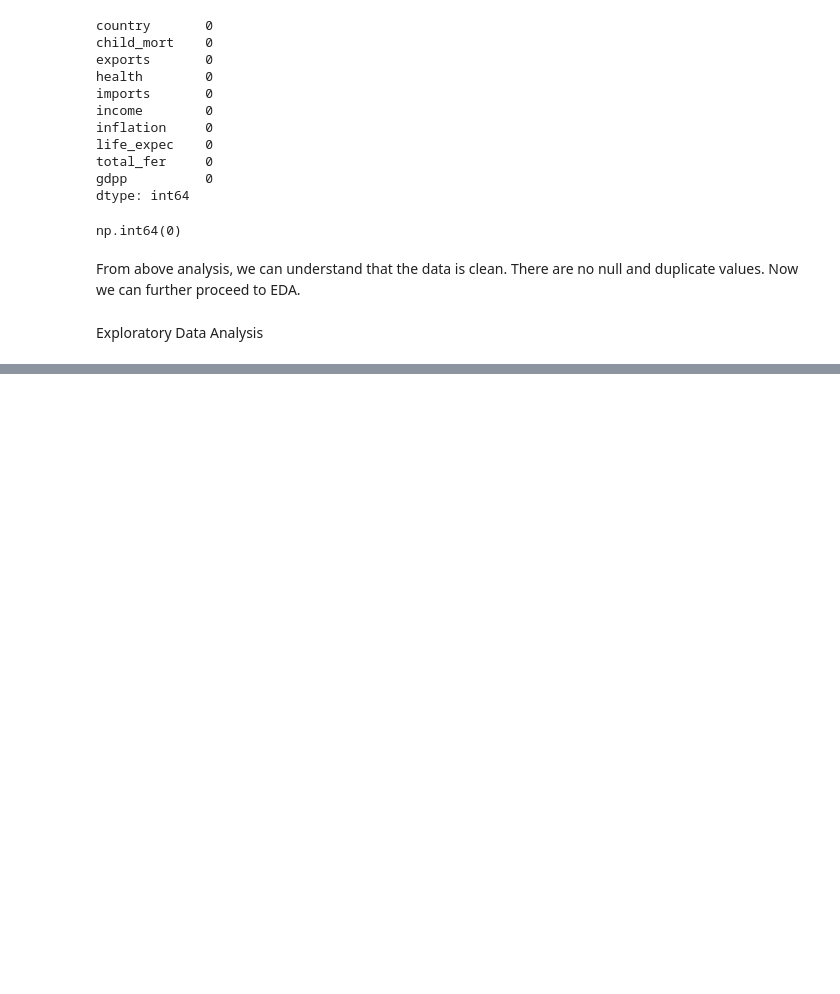
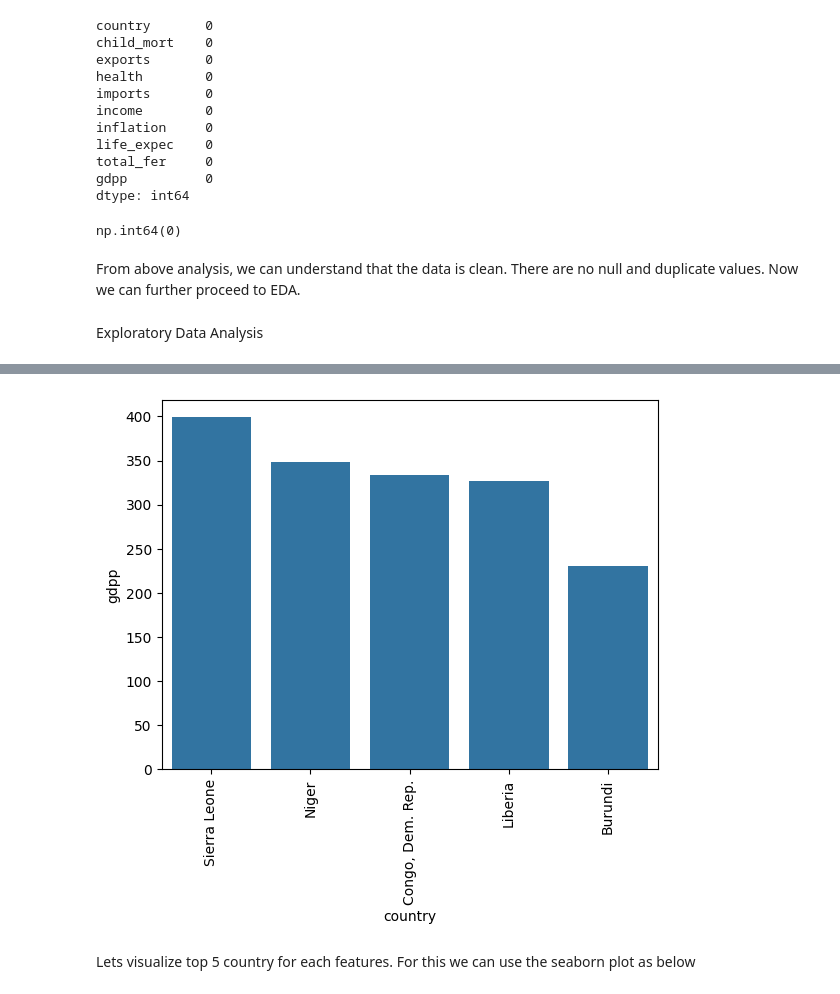
Before and after one commit to Axkratos/AllocatingFund, a Jupyter notebook: allocating_fund.ipynb, the cells around one changed output, grey strips where cells are left out. Cells and saved outputs as stored; diff of their text form; code cells hidden in the pictures; blank space fills up the shorter version.

```diff
--- a/allocating_fund.ipynb
+++ b/allocating_fund.ipynb
@@ -108,0 +188,9 @@ Exploratory Data Analysis
+# %%
+
+sns.barplot(x='country',y='gdpp',data=df.sort_values(by='gdpp',ascending=False).iloc[-5:])
+plt.xticks(rotation=90)
+plt.show()
+# %% [output]
+[figure, added]
+# %% [markdown]
+Lets visualize top 5 country for each features. For this we can use the seaborn plot as below
```
Also changed, not shown: parts of 20 cells of this notebook.
